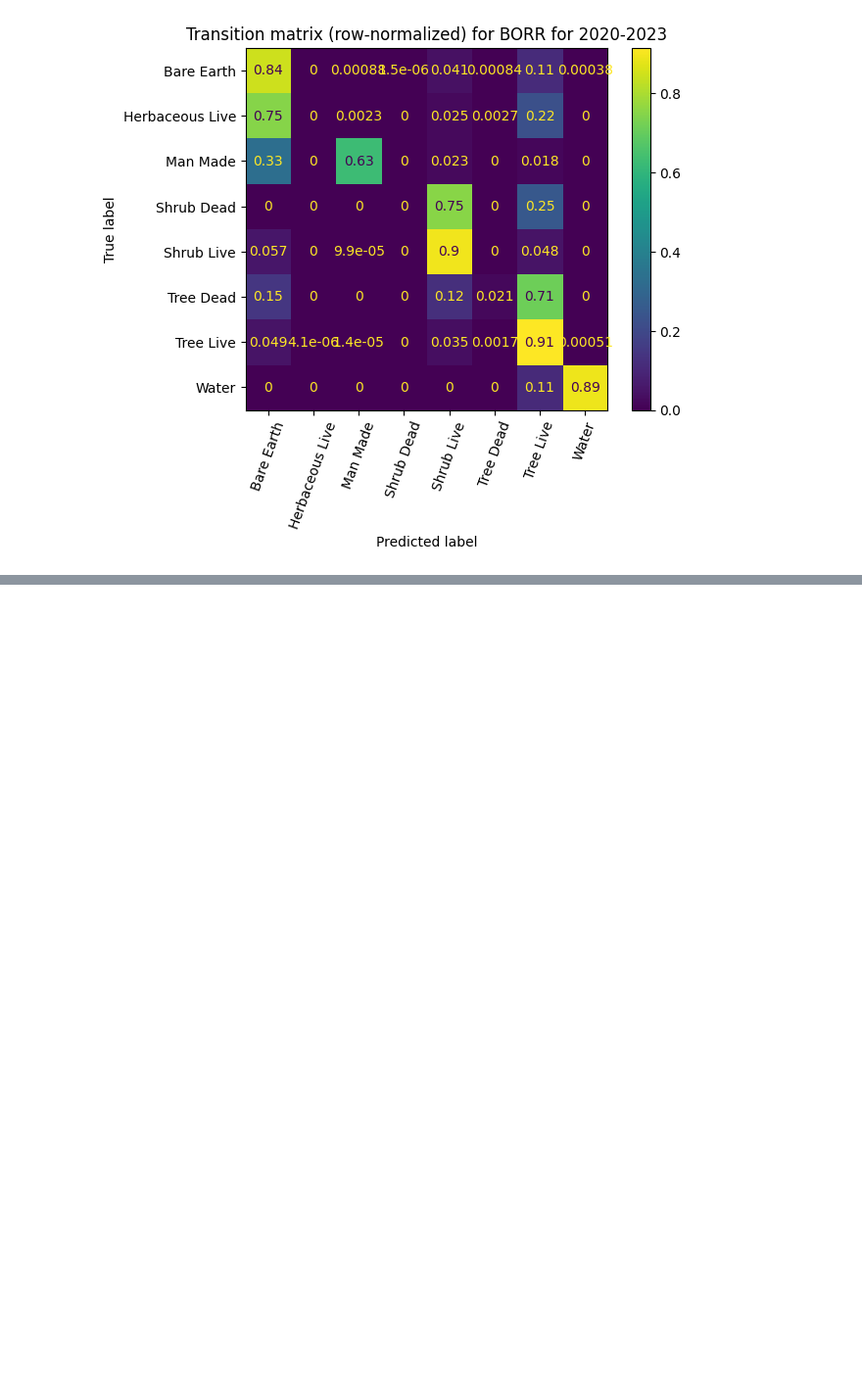
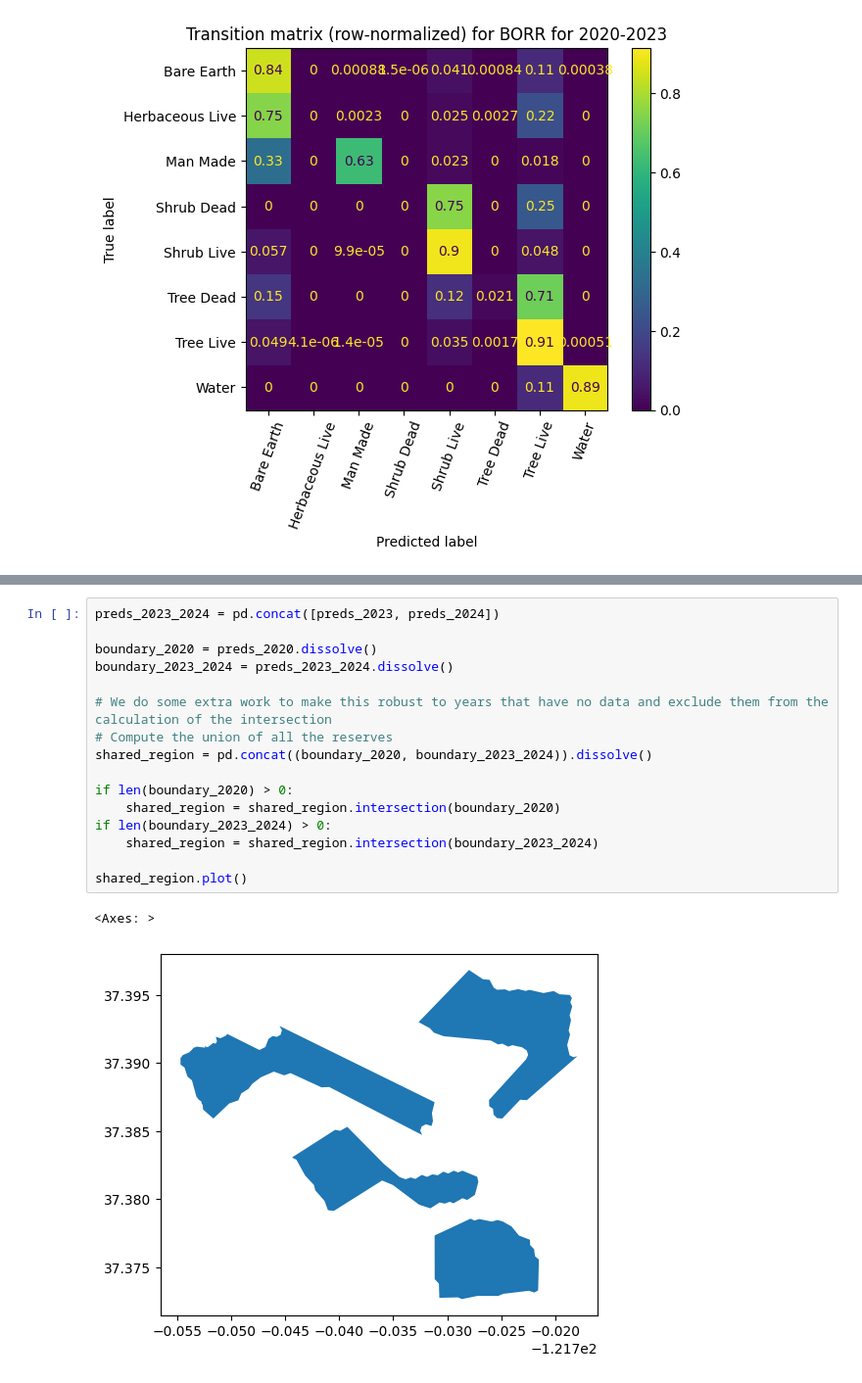
Before and after one commit to focal-lab/ucnrs-experiments, a Jupyter notebook: code/cover_change.ipynb, the cells around one changed output, grey strips where cells are left out. Shown at 98% size. Drawn from its saved outputs; the diff is of its cells as text; blank space fills up the shorter version.

```diff
--- a/code/cover_change.ipynb
+++ b/code/cover_change.ipynb
@@ -251,0 +261,19 @@ if standardized_2023 is not None and standardized_2024 is not None:
+# %%
+preds_2023_2024 = pd.concat([preds_2023, preds_2024])
+
+boundary_2020 = preds_2020.dissolve()
+boundary_2023_2024 = preds_2023_2024.dissolve()
+
+# We do some extra work to make this robust to years that have no data and exclude them from the calculation of the intersection
+# Compute the union of all the reserves
+shared_region = pd.concat((boundary_2020, boundary_2023_2024)).dissolve()
+
+if len(boundary_2020) > 0:
+    shared_region = shared_region.intersection(boundary_2020)
+if len(boundary_2023_2024) > 0:
+    shared_region = shared_region.intersection(boundary_2023_2024)
+
+shared_region.plot()
+# %% [output]
+<Axes: >
+[figure, added]
```
Also changed, not shown: parts of 7 cells of this notebook.
